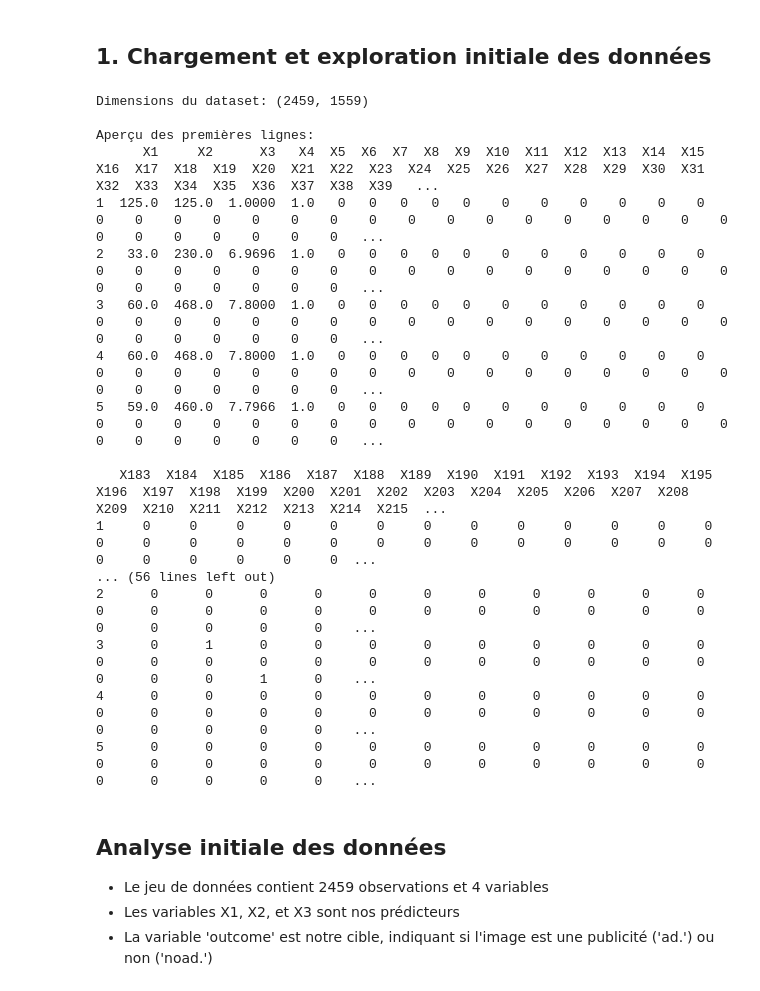
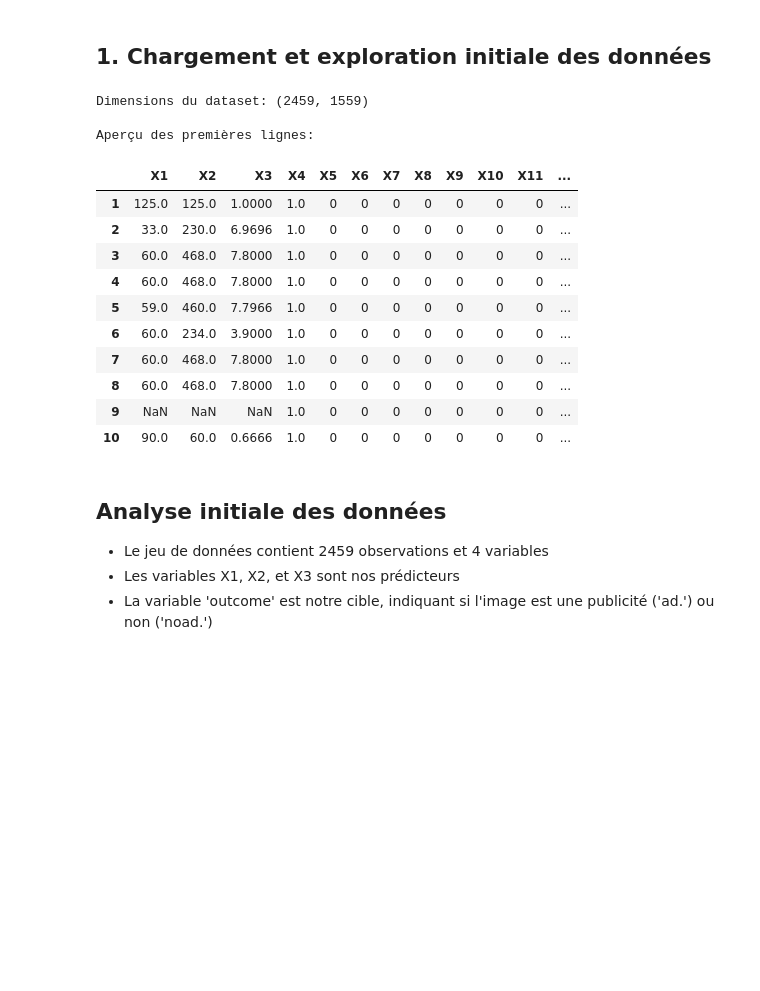
Before and after one commit to Abdoullatuf/Projet-STA211-2025, a Jupyter notebook: projet_sta211_complet.ipynb, the cells around one changed output. Saved outputs shown, nothing was run; the diff lists cells and outputs as text; code cells hidden in the pictures; blank space fills up the shorter version.

```diff
--- a/projet_sta211_complet.ipynb
+++ b/projet_sta211_complet.ipynb
@@ -27,31 +82,28 @@ sns.set_palette("husl")  # Palette de couleurs harmonieuse
 pd.set_option('display.max_columns', None)
 pd.set_option('display.width', 1000)
 # %% [markdown]
-## 1. Chargement et exploration initiale des données
+## 1. Chargement et exploration initiale des données <a id='Chargement-des-Données'></a>
 # %%
 # Chargement des données
 data = pd.read_csv('data_train.csv', sep='\t')
 print("\nDimensions du dataset:", data.shape)
 print("\nAperçu des premières lignes:")
-print(data.head())
+data.head(10)
 # %% [output]
 Dimensions du dataset: (2459, 1559)
 
 Aperçu des premières lignes:
-      X1     X2      X3   X4  X5  X6  X7  X8  X9  X10  X11  X12  X13  X14  X15  X16  X17  X18  X19  X20  X21  X22  X23  X24  X25  X26  X27  X28  X29  X30  X31  X32  X33  X34  X35  X36  X37  X38  X39   ...
-1  125.0  125.0  1.0000  1.0   0   0   0   0   0    0    0    0    0    0    0    0    0    0    0    0    0    0    0    0    0    0    0    0    0    0    0    0    0    0    0    0    0    0    0   ...
-2   33.0  230.0  6.9696  1.0   0   0   0   0   0    0    0    0    0    0    0    0    0    0    0    0    0    0    0    0    0    0    0    0    0    0    0    0    0    0    0    0    0    0    0   ...
-3   60.0  468.0  7.8000  1.0   0   0   0   0   0    0    0    0    0    0    0    0    0    0    0    0    0    0    0    0    0    0    0    0    0    0    0    0    0    0    0    0    0    0    0   ...
-4   60.0  468.0  7.8000  1.0   0   0   0   0   0    0    0    0    0    0    0    0    0    0    0    0    0    0    0    0    0    0    0    0    0    0    0    0    0    0    0    0    0    0    0   ...
-5   59.0  460.0  7.7966  1.0   0   0   0   0   0    0    0    0    0    0    0    0    0    0    0    0    0    0    0    0    0    0    0    0    0    0    0    0    0    0    0    0    0    0    0   ...
-
-   X183  X184  X185  X186  X187  X188  X189  X190  X191  X192  X193  X194  X195  X196  X197  X198  X199  X200  X201  X202  X203  X204  X205  X206  X207  X208  X209  X210  X211  X212  X213  X214  X215  ...
-1     0     0     0     0     0     0     0     0     0     0     0     0     0     0     0     0     0     0     0     0     0     0     0     0     0     0     0     0     0     0     0     0     0  ...
-... (56 lines left out)
-2      0      0      0      0      0      0      0      0      0      0      0      0      0      0      0      0      0      0      0      0      0      0      0      0      0      0      0      0    ...
-3      0      1      0      0      0      0      0      0      0      0      0      0      0      0      0      0      0      0      0      0      0      0      0      0      0      0      1      0    ...
-4      0      0      0      0      0      0      0      0      0      0      0      0      0      0      0      0      0      0      0      0      0      0      0      0      0      0      0      0    ...
-5      0      0      0      0      0      0      0      0      0      0      0      0      0      0      0      0      0      0      0      0      0      0      0      0      0      0      0      0    ...
+|  | X1 | X2 | X3 | X4 | X5 | X6 | X7 | X8 | X9 | X10 | X11 | ... |
+| 1 | 125.0 | 125.0 | 1.0000 | 1.0 | 0 | 0 | 0 | 0 | 0 | 0 | 0 | ... |
+| 2 | 33.0 | 230.0 | 6.9696 | 1.0 | 0 | 0 | 0 | 0 | 0 | 0 | 0 | ... |
+| 3 | 60.0 | 468.0 | 7.8000 | 1.0 | 0 | 0 | 0 | 0 | 0 | 0 | 0 | ... |
+| 4 | 60.0 | 468.0 | 7.8000 | 1.0 | 0 | 0 | 0 | 0 | 0 | 0 | 0 | ... |
+| 5 | 59.0 | 460.0 | 7.7966 | 1.0 | 0 | 0 | 0 | 0 | 0 | 0 | 0 | ... |
+| 6 | 60.0 | 234.0 | 3.9000 | 1.0 | 0 | 0 | 0 | 0 | 0 | 0 | 0 | ... |
+| 7 | 60.0 | 468.0 | 7.8000 | 1.0 | 0 | 0 | 0 | 0 | 0 | 0 | 0 | ... |
+| 8 | 60.0 | 468.0 | 7.8000 | 1.0 | 0 | 0 | 0 | 0 | 0 | 0 | 0 | ... |
+| 9 | NaN | NaN | NaN | 1.0 | 0 | 0 | 0 | 0 | 0 | 0 | 0 | ... |
+| 10 | 90.0 | 60.0 | 0.6666 | 1.0 | 0 | 0 | 0 | 0 | 0 | 0 | 0 | ... |
 # %% [markdown]
 ## Analyse initiale des données
 
```
Also changed, not shown: parts of 5 cells of this notebook, 7 other files.
